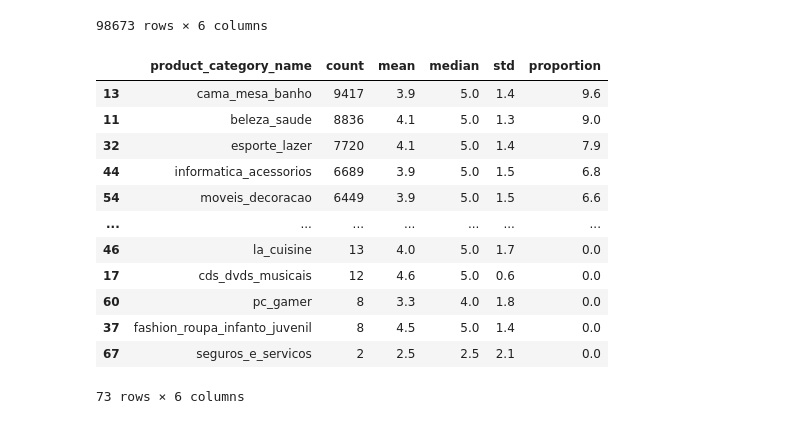
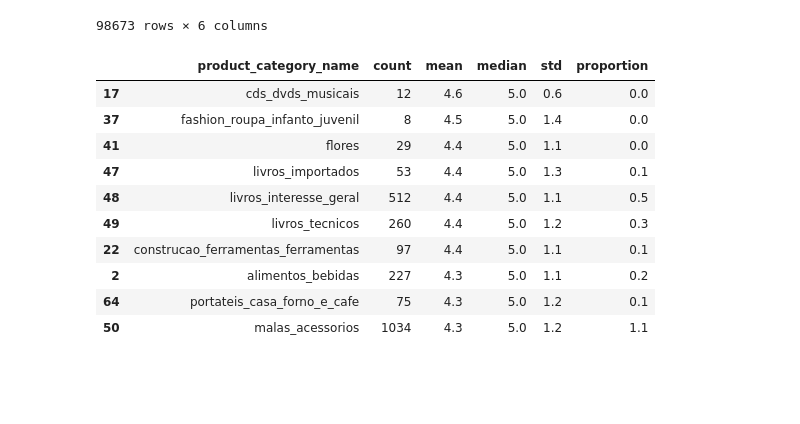
Before and after one commit to denisevitoriano/tech_challenge_fase_03, a Jupyter notebook: tech_challenge_fase_03/notebooks/01_eda.ipynb, the cells around one changed output. Cells and saved outputs as stored; diff of their text form; code cells hidden in the pictures; blank space fills up the shorter version.

```diff
--- a/tech_challenge_fase_03/notebooks/01_eda.ipynb
+++ b/tech_challenge_fase_03/notebooks/01_eda.ipynb
@@ -758,19 +817,17 @@ review["proportion"] = round(review["count"] / review["count"].sum() * 100, 1)
 review["mean"] = round(review["mean"], 1)
 review["std"] = round(review["std"], 1)
 # %%
-review = review.sort_values(by="count", ascending=False)
-review
+review_top10 = review.sort_values(by="mean", ascending=False).head(10)
+review_top10
 # %% [output]
 |  | product_category_name | count | mean | median | std | proportion |
-| 13 | cama_mesa_banho | 9417 | 3.9 | 5.0 | 1.4 | 9.6 |
-| 11 | beleza_saude | 8836 | 4.1 | 5.0 | 1.3 | 9.0 |
-| 32 | esporte_lazer | 7720 | 4.1 | 5.0 | 1.4 | 7.9 |
-| 44 | informatica_acessorios | 6689 | 3.9 | 5.0 | 1.5 | 6.8 |
-| 54 | moveis_decoracao | 6449 | 3.9 | 5.0 | 1.5 | 6.6 |
-| ... | ... | ... | ... | ... | ... | ... |
-| 46 | la_cuisine | 13 | 4.0 | 5.0 | 1.7 | 0.0 |
 | 17 | cds_dvds_musicais | 12 | 4.6 | 5.0 | 0.6 | 0.0 |
-| 60 | pc_gamer | 8 | 3.3 | 4.0 | 1.8 | 0.0 |
 | 37 | fashion_roupa_infanto_juvenil | 8 | 4.5 | 5.0 | 1.4 | 0.0 |
-| 67 | seguros_e_servicos | 2 | 2.5 | 2.5 | 2.1 | 0.0 |
+| 41 | flores | 29 | 4.4 | 5.0 | 1.1 | 0.0 |
+| 47 | livros_importados | 53 | 4.4 | 5.0 | 1.3 | 0.1 |
+| 48 | livros_interesse_geral | 512 | 4.4 | 5.0 | 1.1 | 0.5 |
+| 49 | livros_tecnicos | 260 | 4.4 | 5.0 | 1.2 | 0.3 |
+| 22 | construcao_ferramentas_ferramentas | 97 | 4.4 | 5.0 | 1.1 | 0.1 |
+| 2 | alimentos_bebidas | 227 | 4.3 | 5.0 | 1.1 | 0.2 |
+| 64 | portateis_casa_forno_e_cafe | 75 | 4.3 | 5.0 | 1.2 | 0.1 |
+| 50 | malas_acessorios | 1034 | 4.3 | 5.0 | 1.2 | 1.1 |
-73 rows × 6 columns
```
Also changed, not shown: parts of 14 cells of this notebook, 1 other file.
